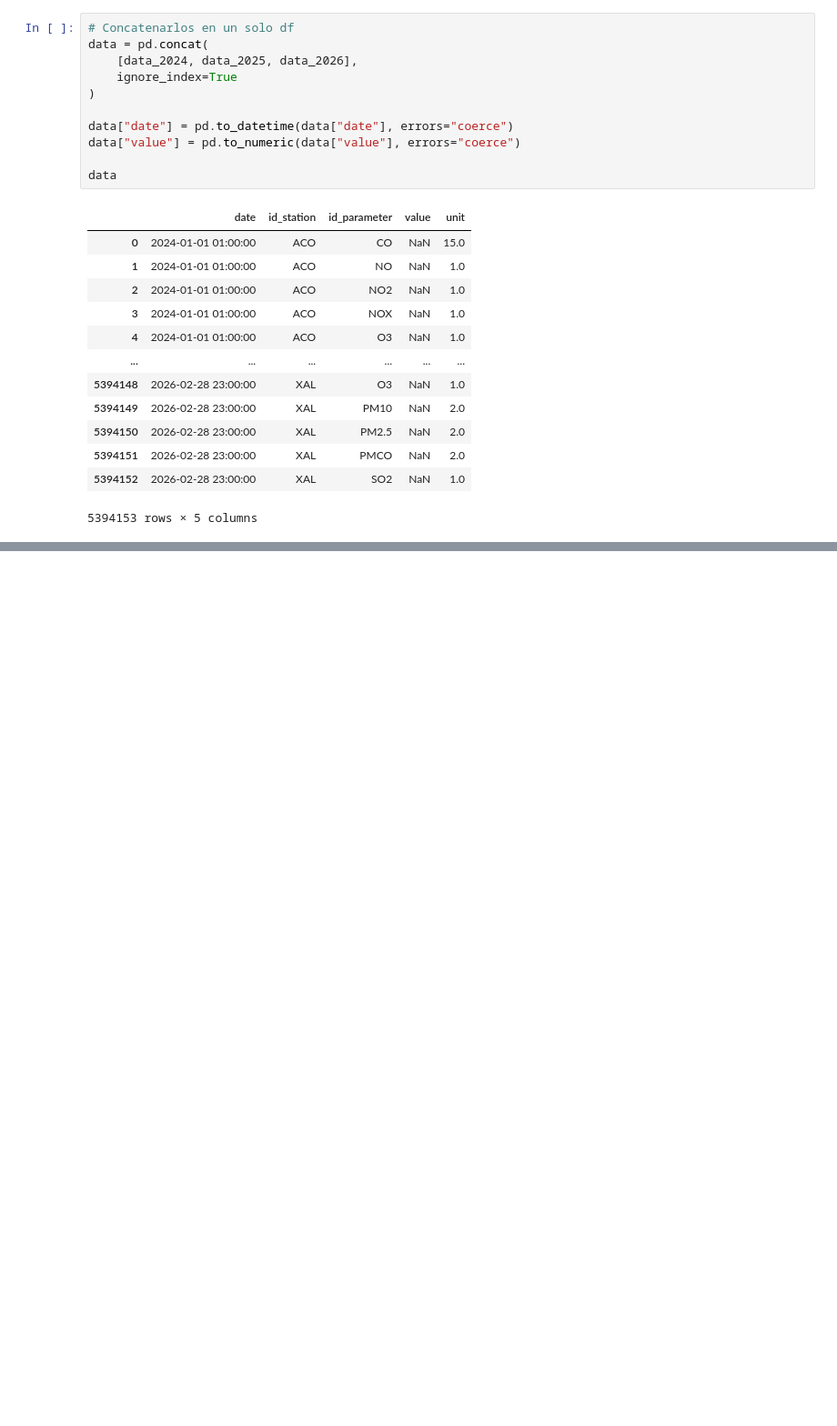
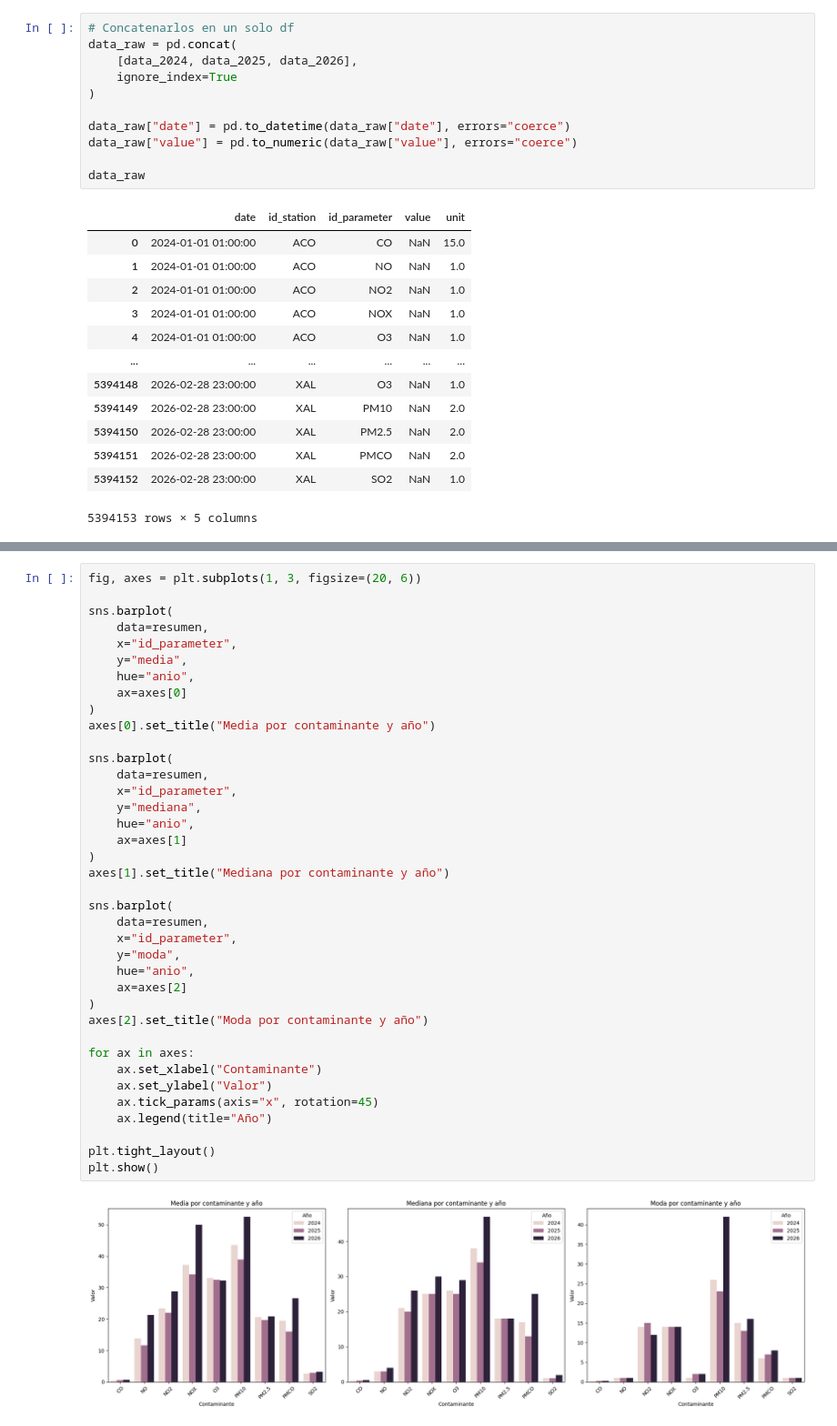
Before and after one commit to DanyRE4020/Concentracion_IA_avanzada, a Jupyter notebook: Notebook5.ipynb, the cells around one changed output, grey strips where cells are left out. Shown at 91% size. Drawn from its saved outputs; the diff is of its cells as text; blank space fills up the shorter version.

```diff
--- a/Notebook5.ipynb
+++ b/Notebook5.ipynb
@@ -14,15 +15,15 @@ data_2025.columns = ["date", "id_station", "id_parameter", "value", "unit"]
 data_2026.columns = ["date", "id_station", "id_parameter", "value", "unit"]
 # %%
 # Concatenarlos en un solo df
-data = pd.concat(
+data_raw = pd.concat(
     [data_2024, data_2025, data_2026],
     ignore_index=True
 )
 
-data["date"] = pd.to_datetime(data["date"], errors="coerce")
-data["value"] = pd.to_numeric(data["value"], errors="coerce")
+data_raw["date"] = pd.to_datetime(data_raw["date"], errors="coerce")
+data_raw["value"] = pd.to_numeric(data_raw["value"], errors="coerce")
 
-data
+data_raw
 # %% [output]
 |  | date | id_station | id_parameter | value | unit |
 | 0 | 2024-01-01 01:00:00 | ACO | CO | NaN | 15.0 |
@@ -91,0 +239,40 @@ plt.show()
+# %%
+fig, axes = plt.subplots(1, 3, figsize=(20, 6))
+
+sns.barplot(
+    data=resumen,
+    x="id_parameter",
+    y="media",
+    hue="anio",
+    ax=axes[0]
+)
+axes[0].set_title("Media por contaminante y año")
+
+sns.barplot(
+    data=resumen,
+    x="id_parameter",
+    y="mediana",
+    hue="anio",
+    ax=axes[1]
+)
+axes[1].set_title("Mediana por contaminante y año")
+
+sns.barplot(
+    data=resumen,
+    x="id_parameter",
+    y="moda",
+    hue="anio",
+    ax=axes[2]
+)
+axes[2].set_title("Moda por contaminante y año")
+
+for ax in axes:
+    ax.set_xlabel("Contaminante")
+    ax.set_ylabel("Valor")
+    ax.tick_params(axis="x", rotation=45)
+    ax.legend(title="Año")
+
+plt.tight_layout()
+plt.show()
+# %% [output]
+[figure, added]
```
Also changed, not shown: parts of 13 cells of this notebook.
